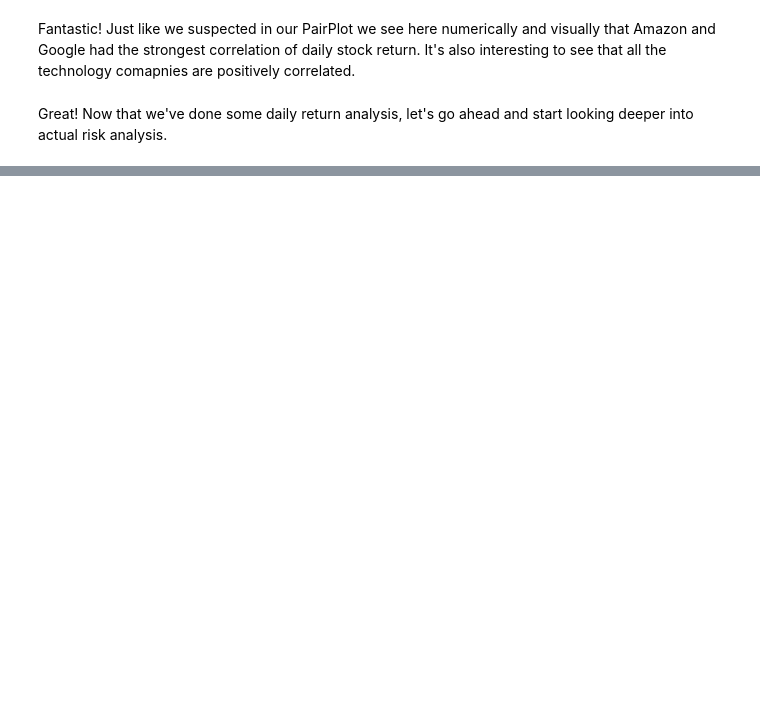
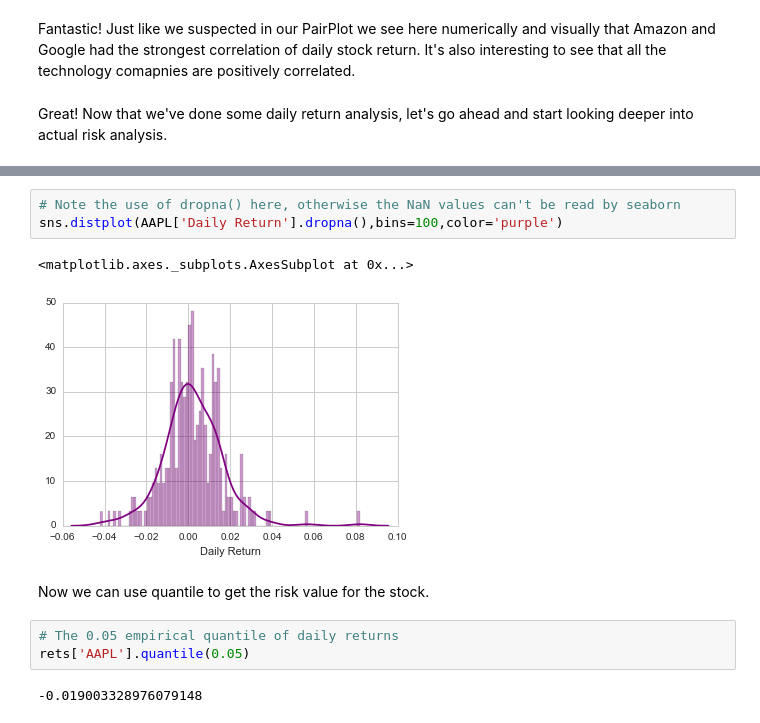
Before and after one commit to jmportilla/Udemy-notes, a Jupyter notebook: Data Project - Stock Market Analysis.ipynb, the cells around one changed output, grey strips where cells are left out. Cells and saved outputs as stored; diff of their text form; blank space fills up the shorter version.

Commit message:
final stock project

```diff
--- a/Data Project - Stock Market Analysis.ipynb
+++ b/Data Project - Stock Market Analysis.ipynb
@@ -257,0 +288,13 @@ for label, x, y in zip(rets.columns, rets.mean(), rets.std()):
+# %%
+# Note the use of dropna() here, otherwise the NaN values can't be read by seaborn
+sns.distplot(AAPL['Daily Return'].dropna(),bins=100,color='purple')
+# %% [output]
+<matplotlib.axes._subplots.AxesSubplot at 0x...>
+[figure, added]
+# %% [markdown]
+Now we can use quantile to get the risk value for the stock.
+# %%
+# The 0.05 empirical quantile of daily returns
+rets['AAPL'].quantile(0.05)
+# %% [output]
+-0.019003328976079148
```
Also changed, not shown: parts of 43 cells of this notebook.
